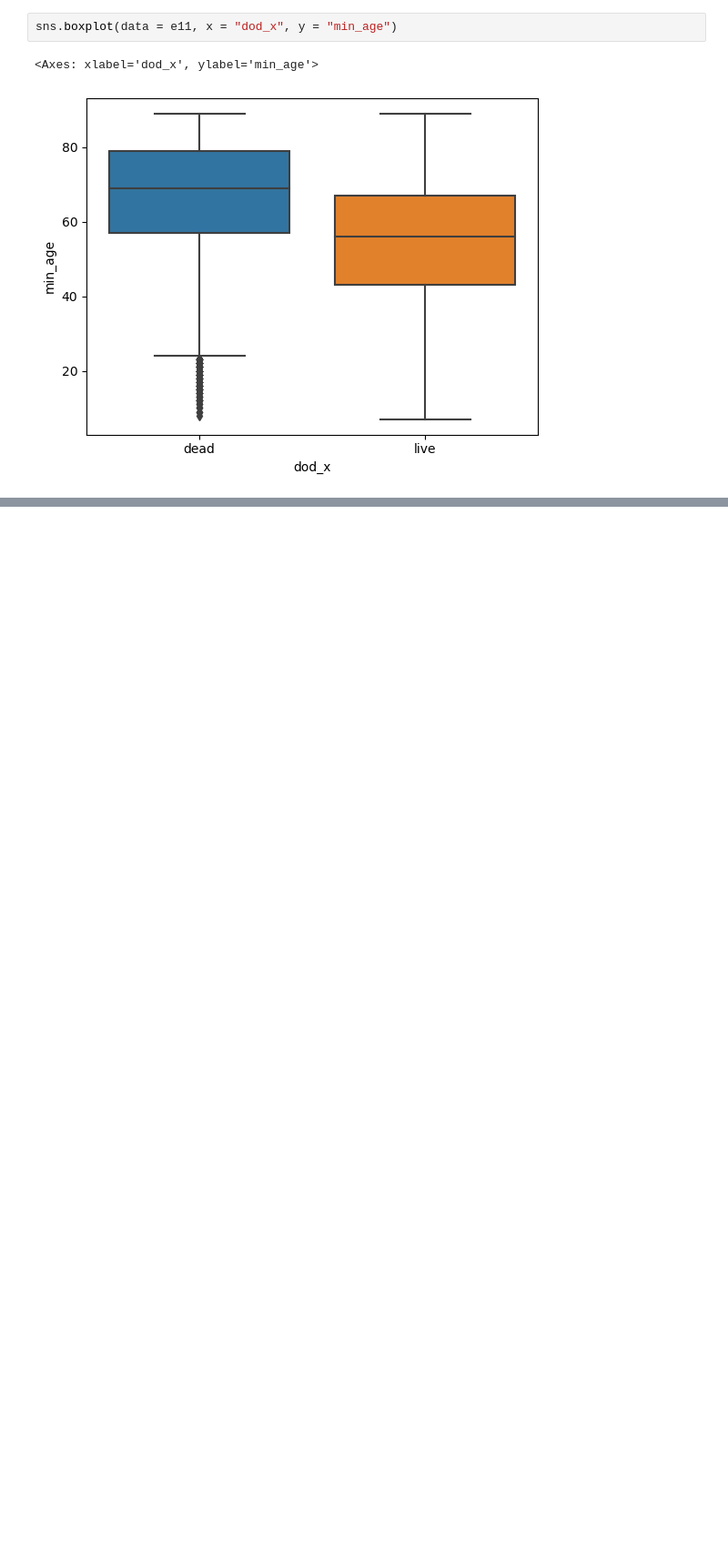
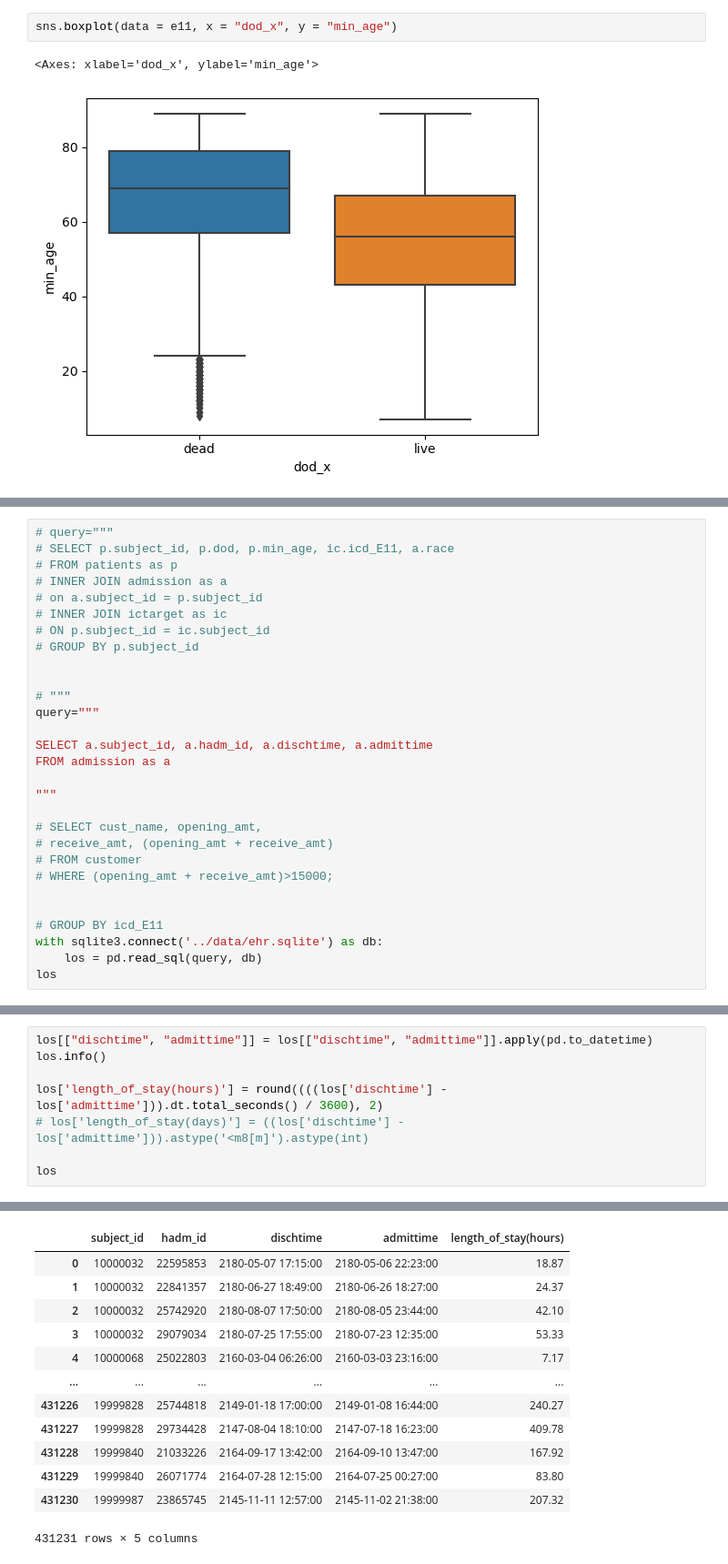
Before and after one commit to smitamisra/EHR_exploration, a Jupyter notebook: notebooks/db_exploration_creatingVisuals.ipynb, the cells around one changed output, grey strips where cells are left out. Shown at 91% size. Drawn from its saved outputs; the diff is of its cells as text; blank space fills up the shorter version.

```diff
--- a/notebooks/db_exploration_creatingVisuals.ipynb
+++ b/notebooks/db_exploration_creatingVisuals.ipynb
@@ -171,0 +174,29 @@ sns.boxplot(data = e11, x = "dod_x", y = "min_age")
+# %%
+# query="""
+# SELECT p.subject_id, p.dod, p.min_age, ic.icd_E11, a.race
+# FROM patients as p
+# INNER JOIN admission as a
+# on a.subject_id = p.subject_id
+# INNER JOIN ictarget as ic
+# ON p.subject_id = ic.subject_id
+# GROUP BY p.subject_id
+
+
+# """
+query="""
+
+SELECT a.subject_id, a.hadm_id, a.dischtime, a.admittime
+FROM admission as a
+
+"""
+
+# SELECT cust_name, opening_amt,
+# receive_amt, (opening_amt + receive_amt)
+# FROM customer
+# WHERE (opening_amt + receive_amt)>15000;
+
+
+# GROUP BY icd_E11
+with sqlite3.connect('../data/ehr.sqlite') as db:
+    los = pd.read_sql(query, db)
+los
@@ -171,0 +217,9 @@ sns.boxplot(data = e11, x = "dod_x", y = "min_age")
+# %%
+los[["dischtime", "admittime"]] = los[["dischtime", "admittime"]].apply(pd.to_datetime)
+los.info()
+
+los['length_of_stay(hours)'] = round((((los['dischtime'] - los['admittime'])).dt.total_seconds() / 3600), 2)
+# los['length_of_stay(days)'] = ((los['dischtime'] - los['admittime'])).astype('<m8[m]').astype(int)
+
+los
+# %% [output]
@@ -171,0 +238,13 @@ sns.boxplot(data = e11, x = "dod_x", y = "min_age")
+|  | subject_id | hadm_id | dischtime | admittime | length_of_stay(hours) |
+| 0 | 10000032 | 22595853 | 2180-05-07 17:15:00 | 2180-05-06 22:23:00 | 18.87 |
+| 1 | 10000032 | 22841357 | 2180-06-27 18:49:00 | 2180-06-26 18:27:00 | 24.37 |
+| 2 | 10000032 | 25742920 | 2180-08-07 17:50:00 | 2180-08-05 23:44:00 | 42.10 |
+| 3 | 10000032 | 29079034 | 2180-07-25 17:55:00 | 2180-07-23 12:35:00 | 53.33 |
+| 4 | 10000068 | 25022803 | 2160-03-04 06:26:00 | 2160-03-03 23:16:00 | 7.17 |
+| ... | ... | ... | ... | ... | ... |
+| 431226 | 19999828 | 25744818 | 2149-01-18 17:00:00 | 2149-01-08 16:44:00 | 240.27 |
+| 431227 | 19999828 | 29734428 | 2147-08-04 18:10:00 | 2147-07-18 16:23:00 | 409.78 |
+| 431228 | 19999840 | 21033226 | 2164-09-17 13:42:00 | 2164-09-10 13:47:00 | 167.92 |
+| 431229 | 19999840 | 26071774 | 2164-07-28 12:15:00 | 2164-07-25 00:27:00 | 83.80 |
+| 431230 | 19999987 | 23865745 | 2145-11-11 12:57:00 | 2145-11-02 21:38:00 | 207.32 |
+431231 rows × 5 columns
```
Also changed, not shown: parts of 7 cells of this notebook, 7 other files.
